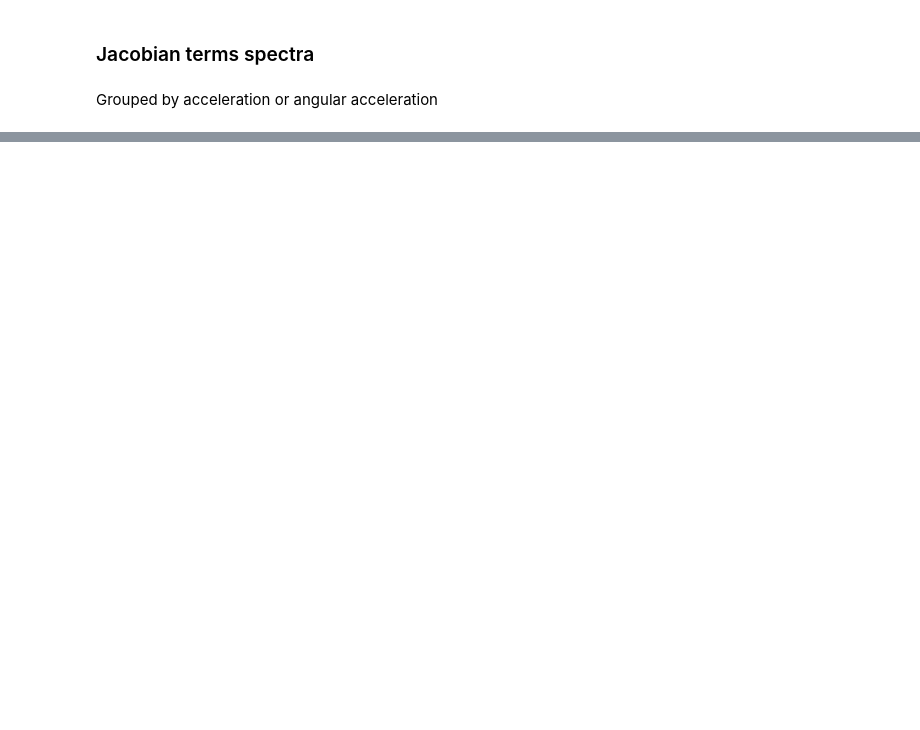
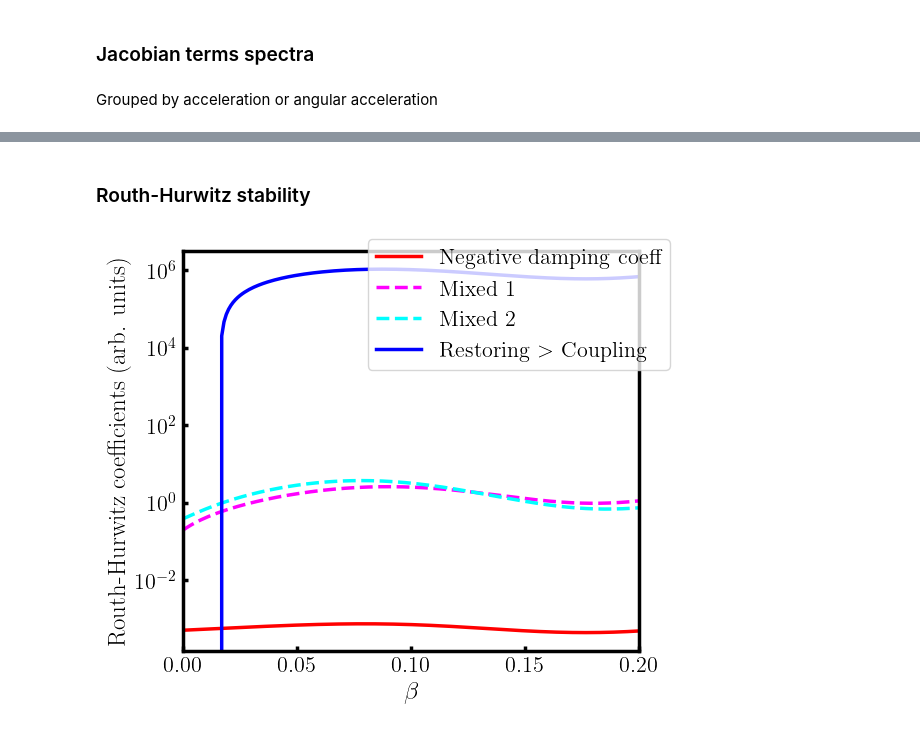
Before and after one commit to jadonylin/relativistic-lightsail-dynamics, a Jupyter notebook: Dynamics/plot_lsa_spectra.ipynb, the cells around one changed output, grey strips where cells are left out. Saved outputs shown, nothing was run; the diff lists cells and outputs as text; code cells hidden in the pictures; blank space fills up the shorter version.

Commit message:
Plot spectra of Routh-Hurwitz stability, eigenvalues from scaled Jacobian terms and Doppler factor

```diff
--- a/Dynamics/plot_lsa_spectra.ipynb
+++ b/Dynamics/plot_lsa_spectra.ipynb
@@ -219,0 +217,39 @@ stiff_fig.savefig(save_fname, bbox_inches="tight")
+# %% [markdown]
+### Routh-Hurwitz stability
+# %%
+# Cannot normalise Jacobian terms when calculating Routh-Hurwitz coefficients or eigen
+restoring_coeffs, damping_coeffs, real_eigvals, imag_eigvals, eigvec_moduli = dynplot.generate_lsa_spectrum(grating, speed_range, I, num_points, normalise=False)
+kyy, kyphi, kphiy, kphiphi = restoring_coeffs.T
+muyy, muyphi, muphiy, muphiphi = damping_coeffs.T
+
+betas = np.linspace(0,final_speed/100, num_points)
+# %%
+dQpr2ddelta_scale = 10.
+muyy_scaled = muyy*dQpr2ddelta_scale
+kyphi_scaled = kyphi*dQpr2ddelta_scale
+
+a1 = -muyy_scaled - muphiphi
+a2 = muyy_scaled*muphiphi - muyphi*muphiy - (kyy + kphiphi)
+a3 = kyy*muphiphi + kphiphi*muyy_scaled - (kyphi_scaled*muphiy + kphiy*muyphi)
+a4 = kyy*kphiphi - kyphi_scaled*kphiy
+
+condition1 = a1
+condition2 = a1*a2 - a3
+condition3 = a3*condition2 - a1**2*a4
+condition4 = a4
+
+RH_fig, RH_ax = plt.subplots(1,figsize=(6,5))
+RH_ax = dynplot.plot_array_on_same_axes(RH_ax, betas, condition1, linewidth=2.5, color="red", linestyle="-", label=r"Negative damping coeff")
+RH_ax = dynplot.plot_array_on_same_axes(RH_ax, betas, condition2, linewidth=2.5, color="magenta", linestyle="--", label=r"Mixed 1")
+RH_ax = dynplot.plot_array_on_same_axes(RH_ax, betas, condition3, linewidth=2.5, color="cyan", linestyle="--", label=r"Mixed 2")
+RH_ax = dynplot.plot_array_on_same_axes(RH_ax, betas, condition4, linewidth=2.5, color="blue", linestyle="-", label=r"Restoring $\textgreater$ Coupling")
+RH_ax = dynplot.show_standard_axes(RH_ax, betas, xlabel=r"$\beta$", ylabel=r"Routh-Hurwitz coefficients (arb. units)", show_zero_line=True, ax_width=2.5)
+RH_fig.legend(loc='upper right')
+RH_ax.set_yscale('log')
+
+RH_fig.tight_layout()
+ftype = ".pdf"
+save_fname = fname_preamble + f"/Dynamics/{runID}_Routh_Hurwitz" + ftype
+# RH_fig.savefig(save_fname, bbox_inches="tight")
+# %% [output]
+[figure, added]
```
Also changed, not shown: parts of 8 cells of this notebook.
